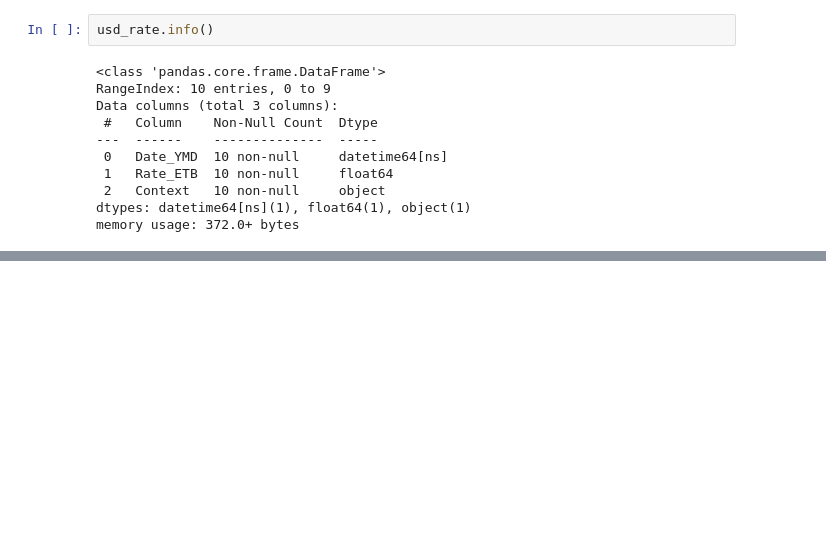
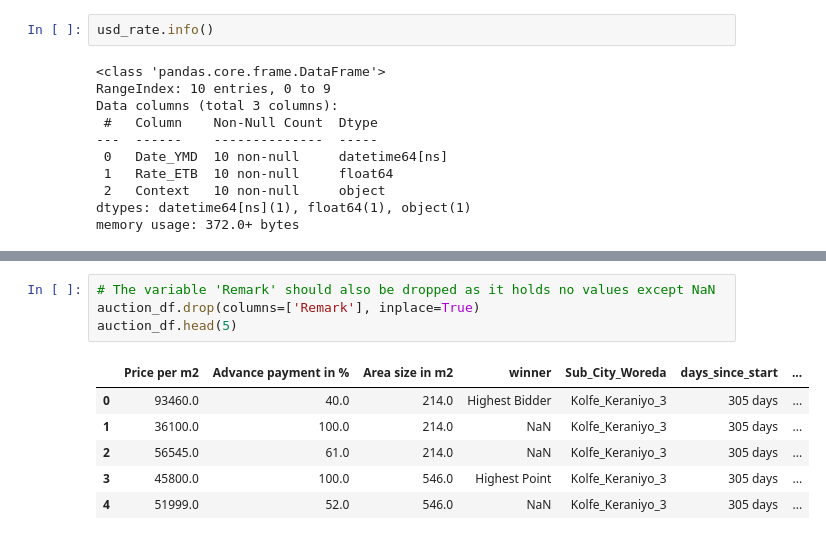
Before and after one commit to Solhemi/Land_auction_price_prediction_model_in_Addis, a Jupyter notebook: land_auction_price_prediction_model.ipynb, the cells around one changed output, grey strips where cells are left out. Cells and saved outputs as stored; diff of their text form; blank space fills up the shorter version.

```diff
--- a/land_auction_price_prediction_model.ipynb
+++ b/land_auction_price_prediction_model.ipynb
@@ -465,0 +499,11 @@ memory usage: 436.4+ KB
+# %%
+# The variable 'Remark' should also be dropped as it holds no values except NaN
+auction_df.drop(columns=['Remark'], inplace=True)
+auction_df.head(5)
+# %% [output]
+|  | Price per m2 | Advance payment in % | Area size in m2 | winner | Sub_City_Woreda | days_since_start | ... |
+| 0 | 93460.0 | 40.0 | 214.0 | Highest Bidder | Kolfe_Keraniyo_3 | 305 days | ... |
+| 1 | 36100.0 | 100.0 | 214.0 | NaN | Kolfe_Keraniyo_3 | 305 days | ... |
+| 2 | 56545.0 | 61.0 | 214.0 | NaN | Kolfe_Keraniyo_3 | 305 days | ... |
+| 3 | 45800.0 | 100.0 | 546.0 | Highest Point | Kolfe_Keraniyo_3 | 305 days | ... |
+| 4 | 51999.0 | 52.0 | 546.0 | NaN | Kolfe_Keraniyo_3 | 305 days | ... |
```
Also changed, not shown: parts of 8 cells of this notebook.
